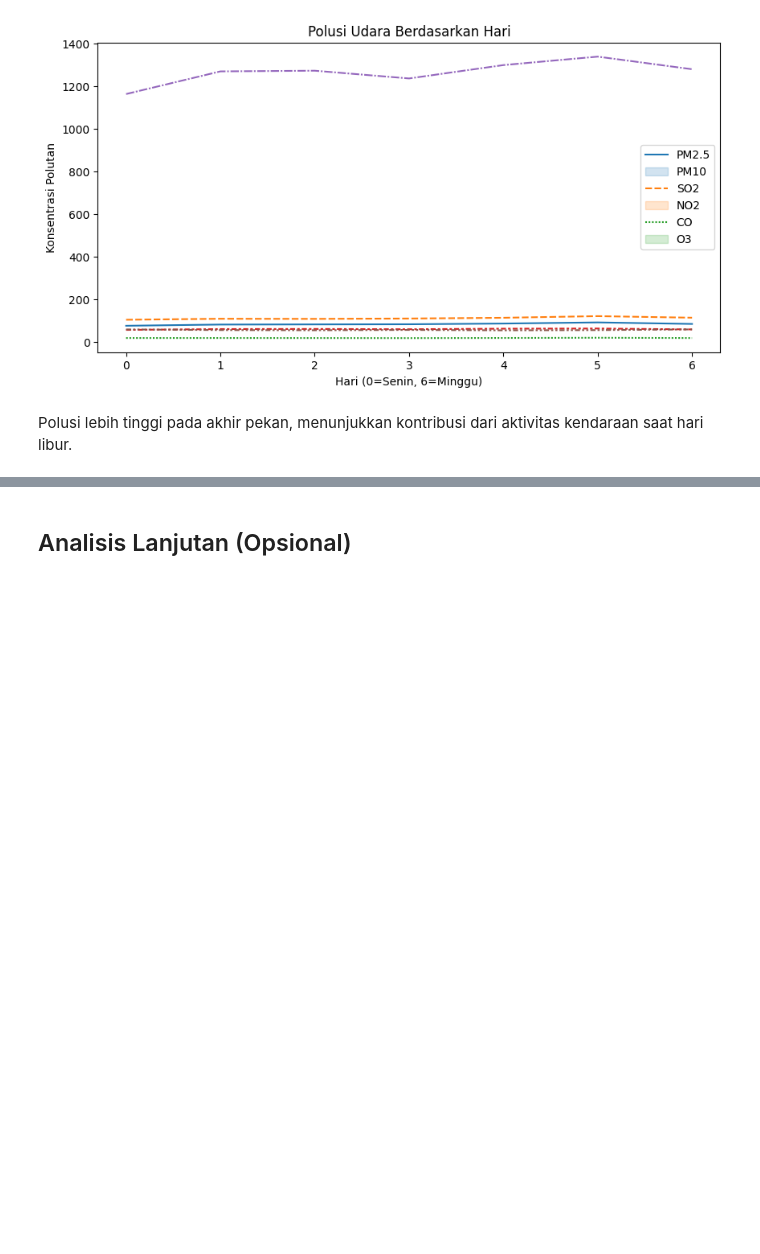
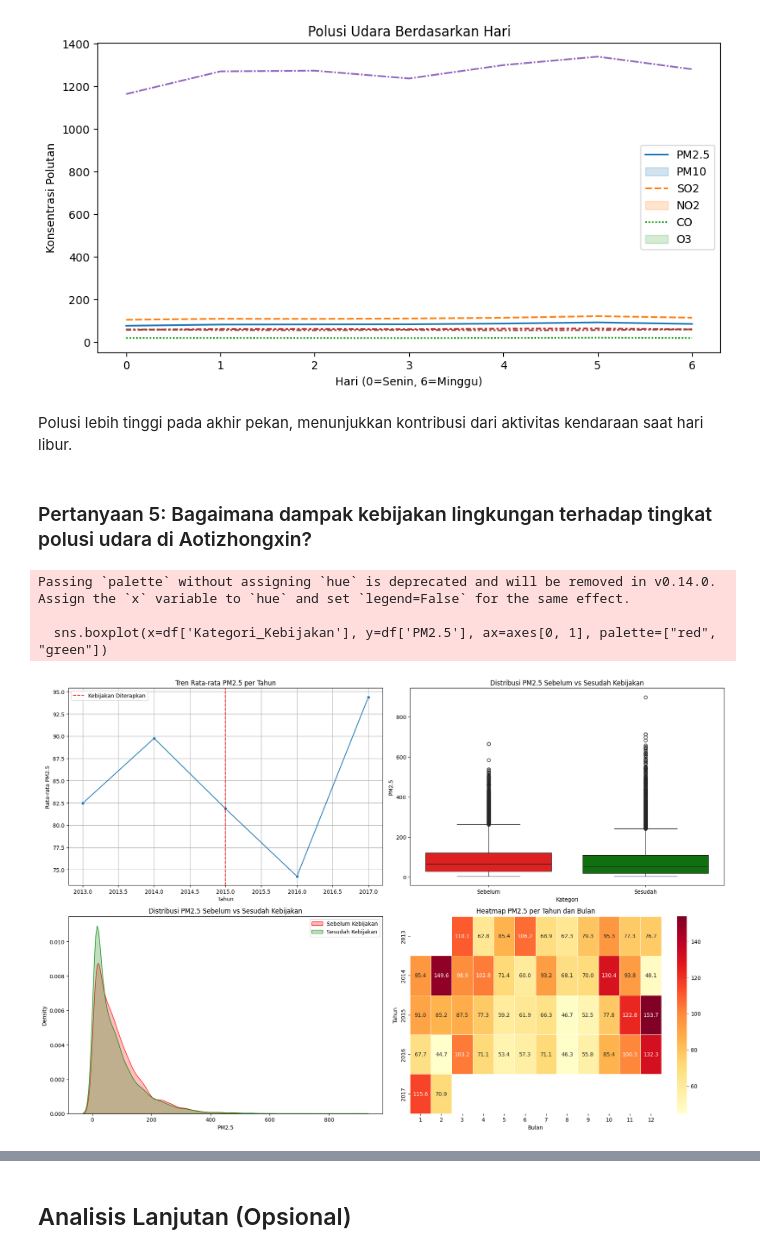
Before and after one commit to pratama404/Proyek-Analisis-Data, a Jupyter notebook: Proyek_Analisis_Data.ipynb, the cells around one changed output, grey strips where cells are left out. Saved outputs shown, nothing was run; the diff lists cells and outputs as text; code cells hidden in the pictures; blank space fills up the shorter version.

```diff
--- a/Proyek_Analisis_Data.ipynb
+++ b/Proyek_Analisis_Data.ipynb
@@ -260,3 +378,57 @@ plt.show()
 [figure]
 # %% [markdown]
 Polusi lebih tinggi pada akhir pekan, menunjukkan kontribusi dari aktivitas kendaraan saat hari libur.
+# %% [markdown]
+### Pertanyaan 5: Bagaimana dampak kebijakan lingkungan terhadap tingkat polusi udara di Aotizhongxin?
+# %%
+# kebijakan lingkungan diterapkan pada tahun 2015
+tahun_kebijakan = 2015
+
+# Buat figure dan subplot
+fig, axes = plt.subplots(2, 2, figsize=(18, 12))
+
+# 1️⃣ Line Plot: Tren PM2.5 Sebelum & Sesudah Kebijakan
+sns.lineplot(x=df.groupby('year')['PM2.5'].mean().index,
+             y=df.groupby('year')['PM2.5'].mean().values,
+             marker='o', linestyle='-', ax=axes[0, 0])
+
+axes[0, 0].axvline(tahun_kebijakan, color='red', linestyle='--', label='Kebijakan Diterapkan')
+axes[0, 0].set_title('Tren Rata-rata PM2.5 per Tahun')
+axes[0, 0].set_xlabel('Tahun')
+axes[0, 0].set_ylabel('Rata-rata PM2.5')
+axes[0, 0].legend()
+axes[0, 0].grid(True)
+
+# 2️⃣ Boxplot: Distribusi PM2.5 Sebelum & Sesudah Kebijakan
+df['Kategori_Kebijakan'] = df['year'].apply(lambda x: 'Sebelum' if x < tahun_kebijakan else 'Sesudah')
+sns.boxplot(x=df['Kategori_Kebijakan'], y=df['PM2.5'], ax=axes[0, 1], palette=["red", "green"])
+
+axes[0, 1].set_title('Distribusi PM2.5 Sebelum vs Sesudah Kebijakan')
+axes[0, 1].set_xlabel('Kategori')
+axes[0, 1].set_ylabel('PM2.5')
+
+# 3️⃣ Histogram/KDE Plot: Distribusi Polusi Sebelum vs Sesudah
+sns.kdeplot(df[df['year'] < tahun_kebijakan]['PM2.5'], fill=True, label="Sebelum Kebijakan", color='red', ax=axes[1, 0])
+sns.kdeplot(df[df['year'] >= tahun_kebijakan]['PM2.5'], fill=True, label="Sesudah Kebijakan", color='green', ax=axes[1, 0])
+
+axes[1, 0].set_title('Distribusi PM2.5 Sebelum vs Sesudah Kebijakan')
+axes[1, 0].set_xlabel('PM2.5')
+axes[1, 0].set_ylabel('Density')
+axes[1, 0].legend()
+
+# 4️⃣ Heatmap: Tren PM2.5 per Tahun & Bulan
+pivot_table = df.groupby(['year', 'month'])['PM2.5'].mean().unstack()
+sns.heatmap(pivot_table, cmap="YlOrRd", annot=True, fmt=".1f", linewidths=0.5, ax=axes[1, 1])
+
+axes[1, 1].set_title('Heatmap PM2.5 per Tahun dan Bulan')
+axes[1, 1].set_xlabel('Bulan')
+axes[1, 1].set_ylabel('Tahun')
+
+# Optimasi layout
+plt.tight_layout()
+plt.show()
+# %% [output]
+Passing `palette` without assigning `hue` is deprecated and will be removed in v0.14.0. Assign the `x` variable to `hue` and set `legend=False` for the same effect.
+
+  sns.boxplot(x=df['Kategori_Kebijakan'], y=df['PM2.5'], ax=axes[0, 1], palette=["red", "green"])
+[figure, added]
```
Also changed, not shown: parts of 16 cells of this notebook, 3 other files.
